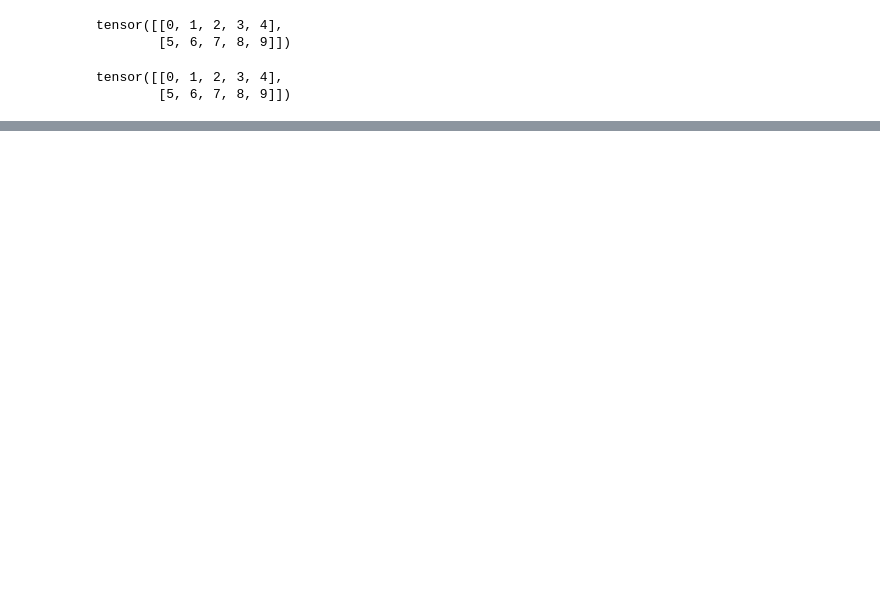
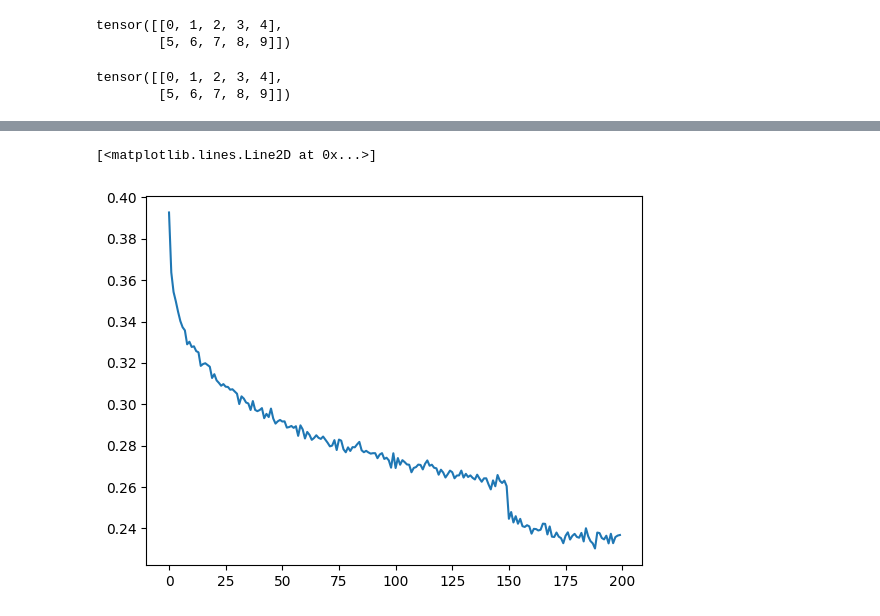
Before and after one commit to murtzdhulz/ml_studies, a Jupyter notebook: makemore_series_karpathy/makemore_part5_wavenet.ipynb, the cells around one changed output, grey strips where cells are left out. Cells and saved outputs as stored; diff of their text form; code cells hidden in the pictures; blank space fills up the shorter version.

```diff
--- a/makemore_series_karpathy/makemore_part5_wavenet.ipynb
+++ b/makemore_series_karpathy/makemore_part5_wavenet.ipynb
@@ -281,0 +545,31 @@ tensor([[0, 1, 2, 3, 4],
+# %%
+# In the block earlier we used FllattenConsecutive(8) to flatten the embedding. That was just a normal flatten.
+# Now let's try to flatten the embedding with 2 characters at a time as being done in with randn above.
+
+# Also add more layers to the model (compare with the original network from earlier.
+
+n_embd = 10 # the dimensionality of the character embedding vectors
+n_hidden = 300 # the number of neurons in the hidden layer of the MLP
+consecutive_chars = 2 # number of characters to flatten together
+model = Sequential([
+  Embedding(vocab_size, n_embd),
+  FlattenConsecutive(consecutive_chars), Linear(n_embd * consecutive_chars,
+                                                n_hidden,
+                                                bias=False), BatchNorm1d(n_hidden), Tanh(),
+  FlattenConsecutive(consecutive_chars), Linear(n_hidden * consecutive_chars,
+                                                n_hidden,
+                                                bias=False), BatchNorm1d(n_hidden), Tanh(),
+  FlattenConsecutive(consecutive_chars), Linear(n_hidden * consecutive_chars,
+                                                n_hidden,
+                                                bias=False), BatchNorm1d(n_hidden), Tanh(),
+  Linear(n_hidden, vocab_size),
+])
+
+# parameter init
+with torch.no_grad():
+  model.layers[-1].weight *= 0.1 # last layer make less confident
+
+parameters = model.parameters()
+print(sum(p.nelement() for p in parameters)) # number of parameters in total
+for p in parameters:
+  p.requires_grad = True
@@ -281,0 +620,7 @@ tensor([[0, 1, 2, 3, 4],
+# %%
+# Now let's inspect the shapes of the model we have above by doing a single forward pass.
+ix = torch.randint(0, Xtr.shape[0], (4,))  # Take a batch of 4.
+Xb, Yb = Xtr[ix], Ytr[ix] # batch X,Y
+logits = model(Xb)
+print(Xb.shape, Yb.shape)
+Xb
@@ -281,0 +706,5 @@ tensor([[0, 1, 2, 3, 4],
+# %%
+plt.plot(torch.tensor(lossi).view(-1, 1000).mean(1))
+# %% [output]
+[<matplotlib.lines.Line2D at 0x...>]
+[figure, added]
```
Also changed, not shown: parts of 35 cells of this notebook.
